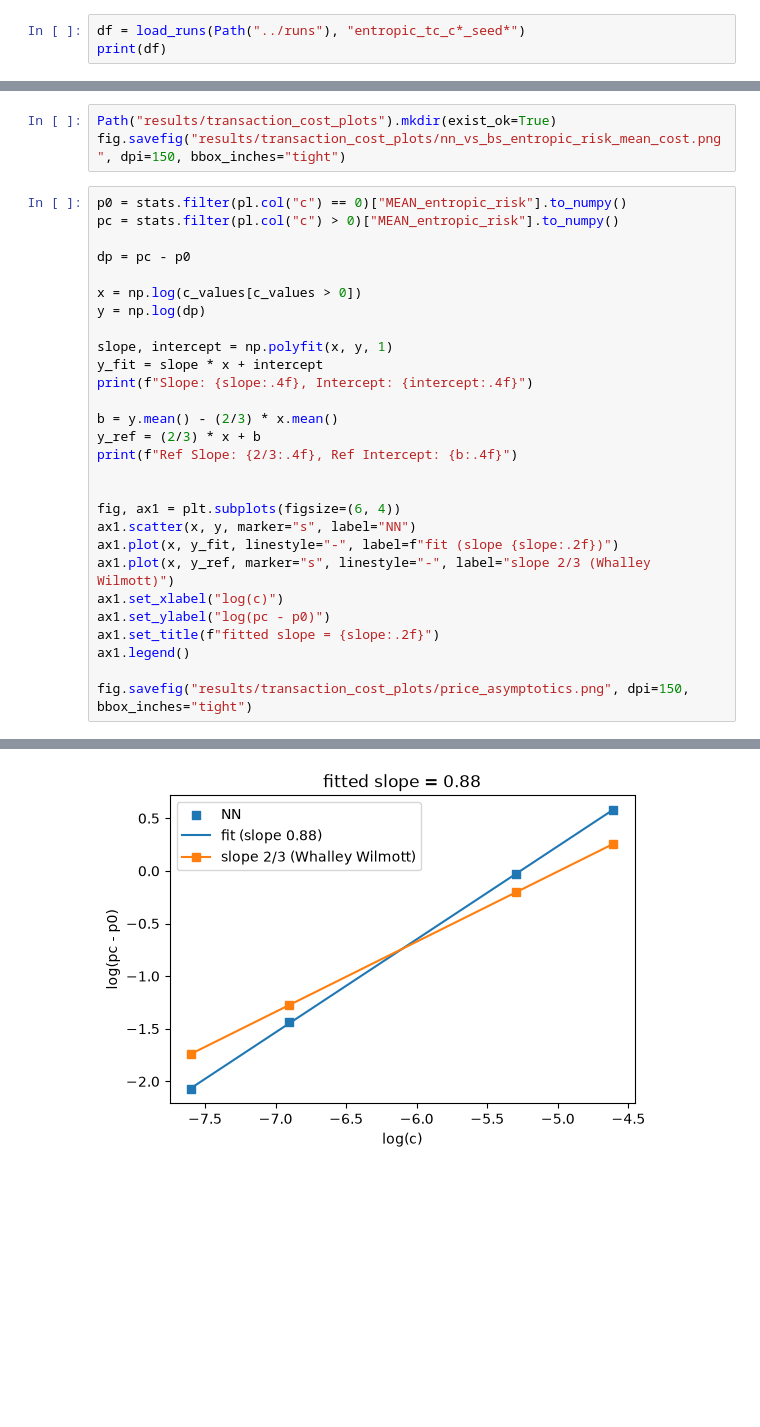
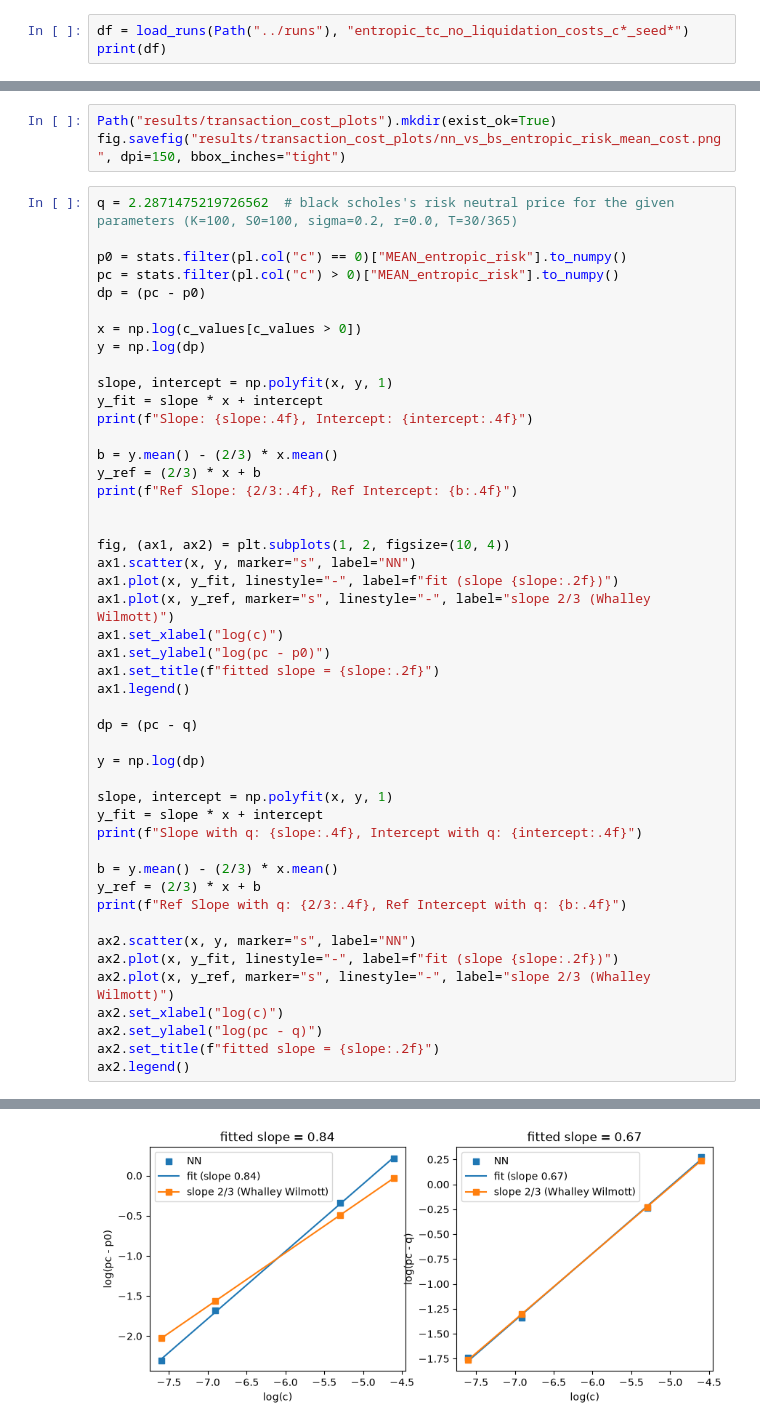
Before and after one commit to AnesABDOU/DeepHedging, a Jupyter notebook: notebooks/nn_tc_plots.ipynb, the cells around one changed output, grey strips where cells are left out. Drawn from its saved outputs; the diff is of its cells as text; blank space fills up the shorter version.

Commit message:
Update transaction cost plots: modified nn_vs_bs_entropic_risk_mean_cost.png and price_asymptotics.png

```diff
--- a/notebooks/nn_tc_plots.ipynb
+++ b/notebooks/nn_tc_plots.ipynb
@@ -7,7 +7,7 @@ import numpy as np
 
 from deep_hedging.results import load_runs
 # %%
-df = load_runs(Path("../runs"), "entropic_tc_c*_seed*")
+df = load_runs(Path("../runs"), "entropic_tc_no_liquidation_costs_c*_seed*")
 print(df)
 # %% [output]
 shape: (15, 14)
@@ -89,10 +89,11 @@ fig.tight_layout()
 Path("results/transaction_cost_plots").mkdir(exist_ok=True)
 fig.savefig("results/transaction_cost_plots/nn_vs_bs_entropic_risk_mean_cost.png", dpi=150, bbox_inches="tight")
 # %%
+q = 2.2871475219726562  # black scholes's risk neutral price for the given parameters (K=100, S0=100, sigma=0.2, r=0.0, T=30/365)
+
 p0 = stats.filter(pl.col("c") == 0)["MEAN_entropic_risk"].to_numpy()
 pc = stats.filter(pl.col("c") > 0)["MEAN_entropic_risk"].to_numpy()
-
-dp = pc - p0
+dp = (pc - p0)
 
 x = np.log(c_values[c_values > 0])
 y = np.log(dp)
@@ -106,7 +107,7 @@ y_ref = (2/3) * x + b
 print(f"Ref Slope: {2/3:.4f}, Ref Intercept: {b:.4f}")
 
 
-fig, ax1 = plt.subplots(figsize=(6, 4))
+fig, (ax1, ax2) = plt.subplots(1, 2, figsize=(10, 4))
 ax1.scatter(x, y, marker="s", label="NN")
 ax1.plot(x, y_fit, linestyle="-", label=f"fit (slope {slope:.2f})")
 ax1.plot(x, y_ref, marker="s", linestyle="-", label="slope 2/3 (Whalley Wilmott)")
@@ -115,5 +116,23 @@ ax1.set_ylabel("log(pc - p0)")
 ax1.set_title(f"fitted slope = {slope:.2f}")
 ax1.legend()
 
-fig.savefig("results/transaction_cost_plots/price_asymptotics.png", dpi=150, bbox_inches="tight")
+dp = (pc - q)
+
+y = np.log(dp)
+
+slope, intercept = np.polyfit(x, y, 1)
+y_fit = slope * x + intercept
+print(f"Slope with q: {slope:.4f}, Intercept with q: {intercept:.4f}")
+
+b = y.mean() - (2/3) * x.mean()
+y_ref = (2/3) * x + b
+print(f"Ref Slope with q: {2/3:.4f}, Ref Intercept with q: {b:.4f}")
+
+ax2.scatter(x, y, marker="s", label="NN")
+ax2.plot(x, y_fit, linestyle="-", label=f"fit (slope {slope:.2f})")
+ax2.plot(x, y_ref, marker="s", linestyle="-", label="slope 2/3 (Whalley Wilmott)")
+ax2.set_xlabel("log(c)")
+ax2.set_ylabel("log(pc - q)")
+ax2.set_title(f"fitted slope = {slope:.2f}")
+ax2.legend()
 # %% [output]
@@ -122 +144 @@ Ref Slope: 0.6667, Ref Intercept: 3.3275
-[figure, old version]
+[figure, new version]
```
Also changed, not shown: parts of 6 cells of this notebook, 2 other files.
